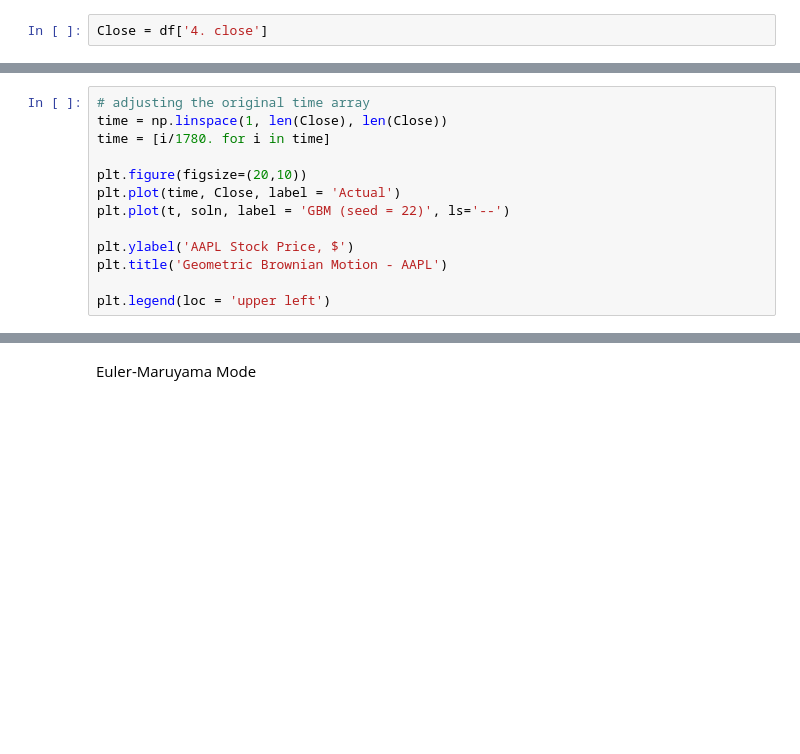
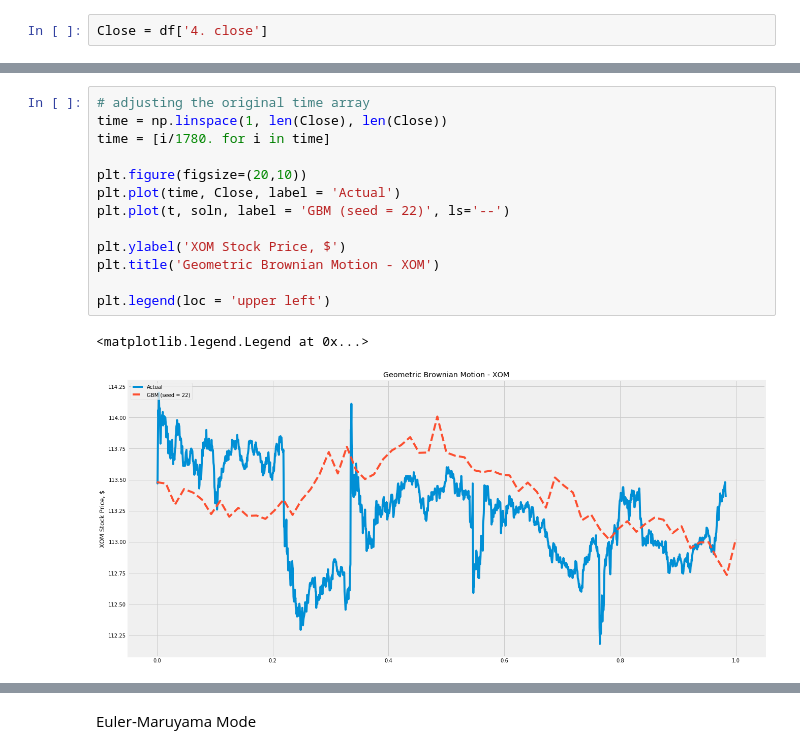
Before and after one commit to deottoni/Machine_Learning_Finance, a Jupyter notebook: predictions_models_in_finance.ipynb, the cells around one changed output, grey strips where cells are left out. Cells and saved outputs as stored; diff of their text form; blank space fills up the shorter version.

```diff
--- a/predictions_models_in_finance.ipynb
+++ b/predictions_models_in_finance.ipynb
@@ -486,16 +550,19 @@ print(mu, sig)
 # %%
 # adjusting the original time array
 time = np.linspace(1, len(Close), len(Close))
 time = [i/1780. for i in time]
 
 plt.figure(figsize=(20,10))
 plt.plot(time, Close, label = 'Actual')
 plt.plot(t, soln, label = 'GBM (seed = 22)', ls='--')
 
-plt.ylabel('AAPL Stock Price, $')
-plt.title('Geometric Brownian Motion - AAPL')
+plt.ylabel('XOM Stock Price, $')
+plt.title('Geometric Brownian Motion - XOM')
 
 plt.legend(loc = 'upper left')
+# %% [output]
+<matplotlib.legend.Legend at 0x...>
+[figure, added]
 # %%
 T = 1.
 N = 2.**6
```
Also changed, not shown: parts of 41 cells of this notebook.
